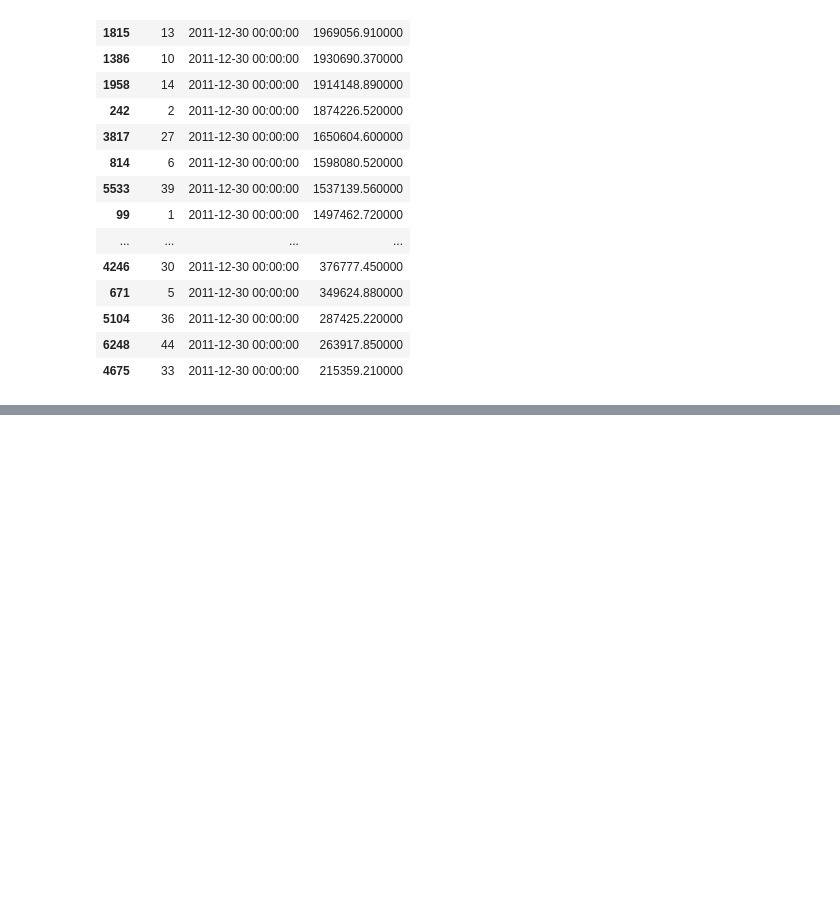
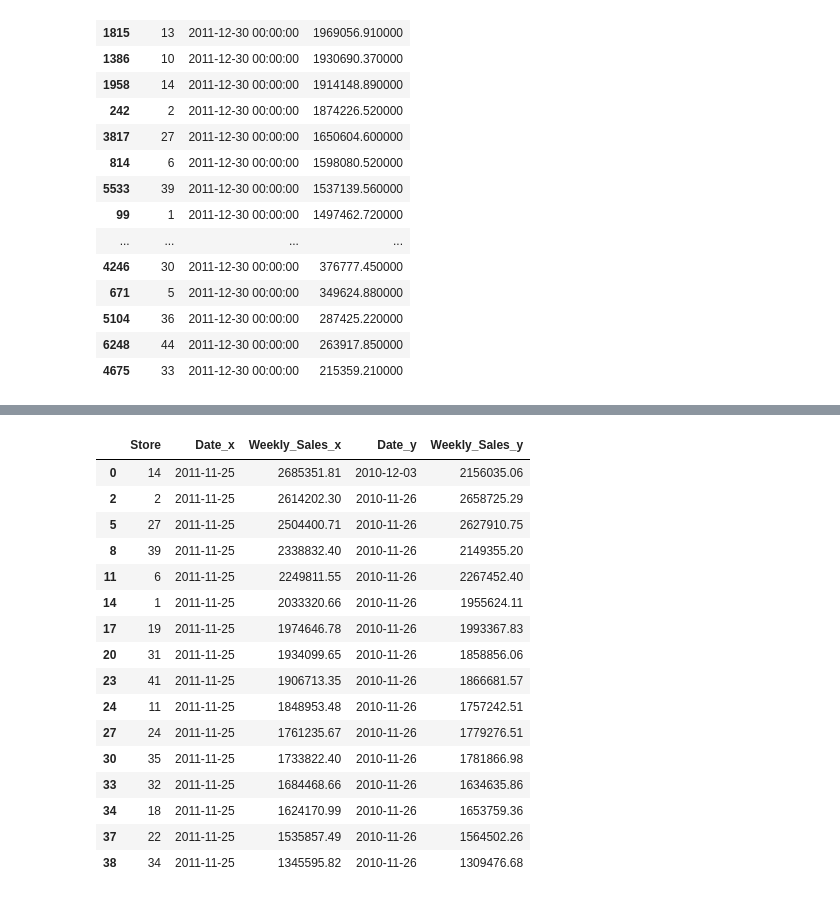
Before and after one commit to abakashi/dnc_deliverable2_walmart, a Jupyter notebook: Deliverable__2_mc_g1.ipynb, the cells around one changed output, grey strips where cells are left out. Saved outputs shown, nothing was run; the diff lists cells and outputs as text; code cells hidden in the pictures; blank space fills up the shorter version.

```diff
--- a/Deliverable__2_mc_g1.ipynb
+++ b/Deliverable__2_mc_g1.ipynb
@@ -144,6 +144,11 @@ def display_side_by_side(dfs:list, captions:list):
         ).set_caption(caption)._repr_html_()
         output += "\xa0\xa0\xa0"
     display(HTML(output))
+
+
+#Função para pegar a média de um campo de um dataset
+def mean_getter(dataset, column):
+  return dataset[column].mean()
 # %%
 #Checando se as variáveis têm valores nulos
 variaveis = list(dataset.columns)
@@ -333,0 +506,24 @@ thx_2010
+# %%
+best_thx = thx_2011[thx_2011['Weekly_Sales'] > mean_getter(thx_2011,
+           'Weekly_Sales')].merge(thx_2010[thx_2010['Weekly_Sales'] >
+           mean_getter(thx_2010, 'Weekly_Sales')], how='inner', on=['Store']
+           ).drop_duplicates(subset=["Store"], keep='first')
+best_thx
+# %% [output]
+|  | Store | Date_x | Weekly_Sales_x | Date_y | Weekly_Sales_y |
+| 0 | 14 | 2011-11-25 | 2685351.81 | 2010-12-03 | 2156035.06 |
+| 2 | 2 | 2011-11-25 | 2614202.30 | 2010-11-26 | 2658725.29 |
+| 5 | 27 | 2011-11-25 | 2504400.71 | 2010-11-26 | 2627910.75 |
+| 8 | 39 | 2011-11-25 | 2338832.40 | 2010-11-26 | 2149355.20 |
+| 11 | 6 | 2011-11-25 | 2249811.55 | 2010-11-26 | 2267452.40 |
+| 14 | 1 | 2011-11-25 | 2033320.66 | 2010-11-26 | 1955624.11 |
+| 17 | 19 | 2011-11-25 | 1974646.78 | 2010-11-26 | 1993367.83 |
+| 20 | 31 | 2011-11-25 | 1934099.65 | 2010-11-26 | 1858856.06 |
+| 23 | 41 | 2011-11-25 | 1906713.35 | 2010-11-26 | 1866681.57 |
+| 24 | 11 | 2011-11-25 | 1848953.48 | 2010-11-26 | 1757242.51 |
+| 27 | 24 | 2011-11-25 | 1761235.67 | 2010-11-26 | 1779276.51 |
+| 30 | 35 | 2011-11-25 | 1733822.40 | 2010-11-26 | 1781866.98 |
+| 33 | 32 | 2011-11-25 | 1684468.66 | 2010-11-26 | 1634635.86 |
+| 34 | 18 | 2011-11-25 | 1624170.99 | 2010-11-26 | 1653759.36 |
+| 37 | 22 | 2011-11-25 | 1535857.49 | 2010-11-26 | 1564502.26 |
+| 38 | 34 | 2011-11-25 | 1345595.82 | 2010-11-26 | 1309476.68 |
```
Also changed, not shown: parts of 6 cells of this notebook.
